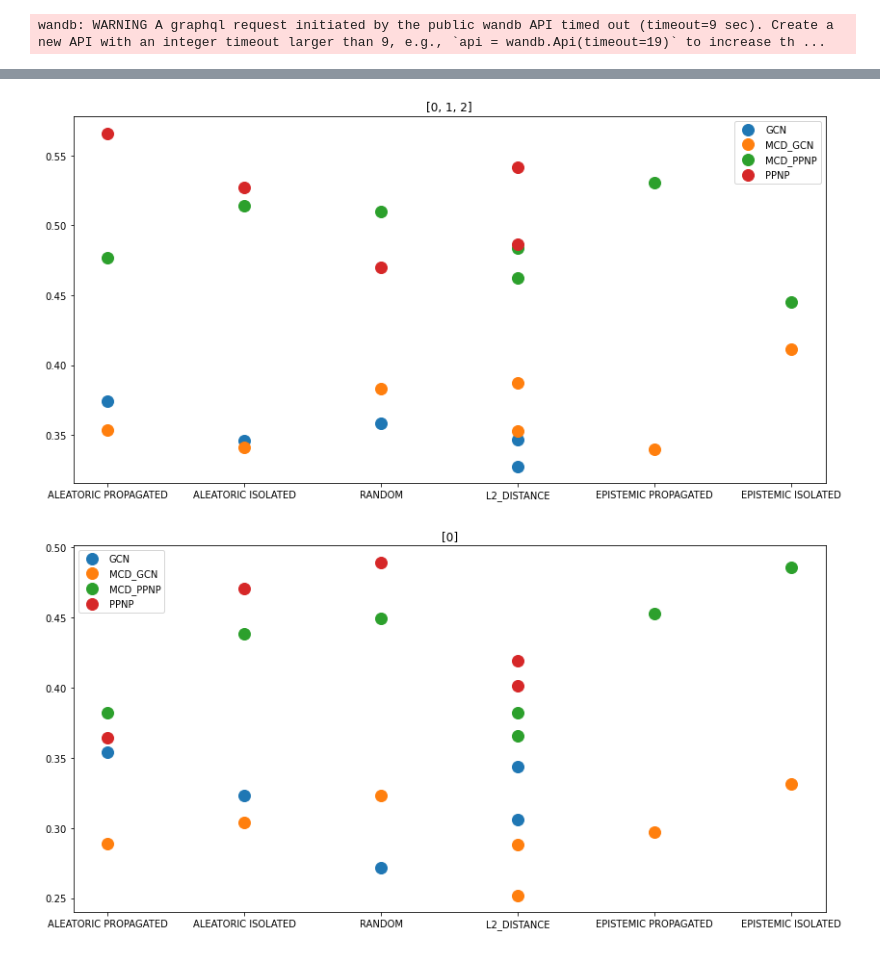
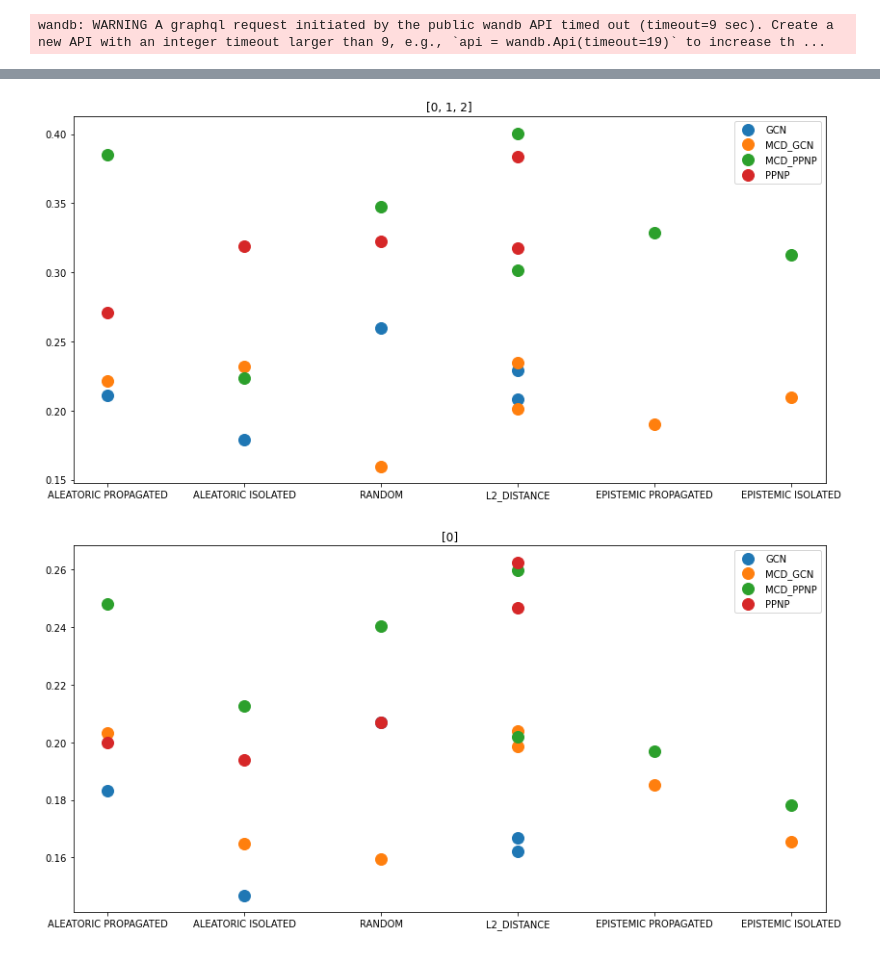
Before and after one commit to antoniooroz/guided-research, a Jupyter notebook: visualizations/active_learning.ipynb, the cells around one changed output, grey strips where cells are left out. Cells and saved outputs as stored; diff of their text form; code cells hidden in the pictures.

```diff
--- a/visualizations/active_learning.ipynb
+++ b/visualizations/active_learning.ipynb
@@ -12,7 +12,7 @@ def afterPoint(str):
 
 
 
-tag = "active_learning_7_h2_v1_30"
+tag = "active_learning_7_h3_v1_30"
 starting_classes = [
         [[0]],
         [[0, 1, 2]],
@@ -70,2 +70,2 @@ wandb: WARNING A graphql request initiated by the public wandb API timed out (ti
-[figure, old version]
+[figure, new version]
-[figure, old version]
+[figure, new version]
```
Also changed, not shown: parts of 1 cell of this notebook, 4 other files.
